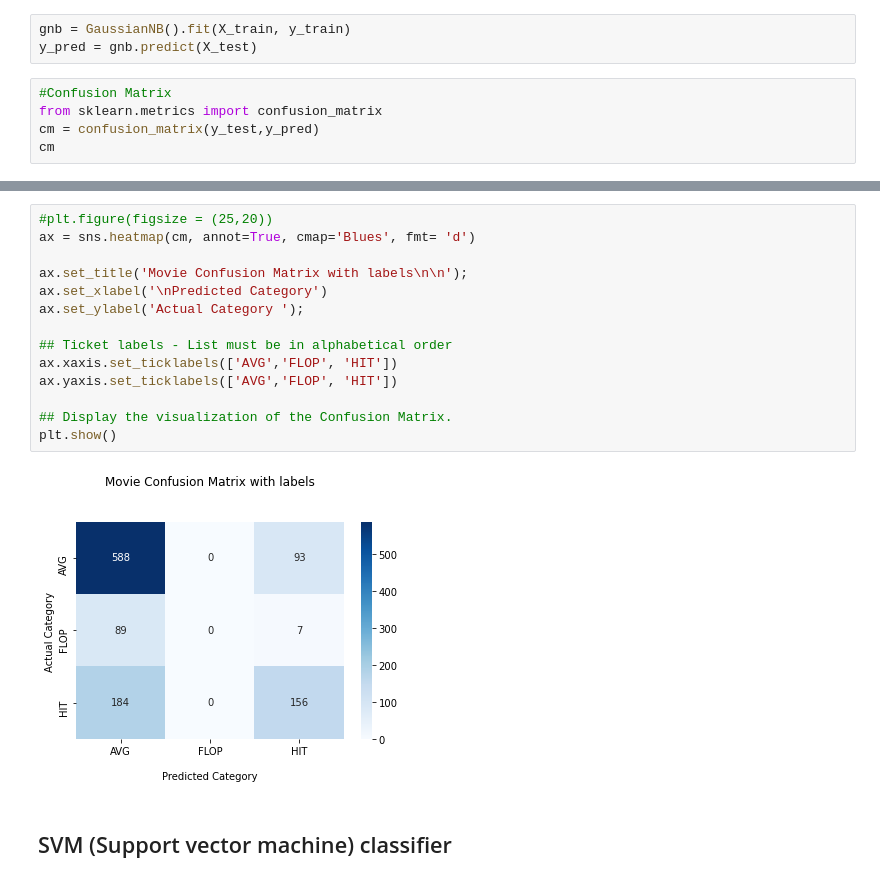
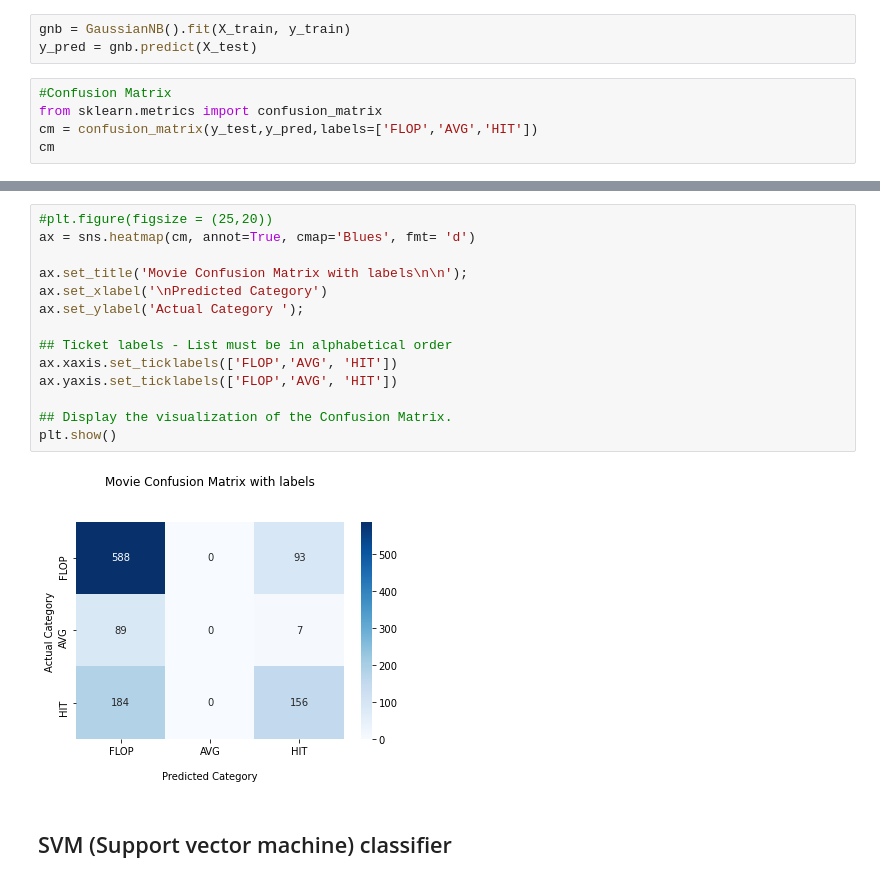
Before and after one commit to layachisara/Movie-Success-Prediction, a Jupyter notebook: main.ipynb, the cells around one changed output, grey strips where cells are left out. Cells and saved outputs as stored; diff of their text form.

```diff
--- a/main.ipynb
+++ b/main.ipynb
@@ -746,6 +746,6 @@ y_pred = gnb.predict(X_test)
 # %%
 #Confusion Matrix
 from sklearn.metrics import confusion_matrix
-cm = confusion_matrix(y_test,y_pred)
+cm = confusion_matrix(y_test,y_pred,labels=['FLOP','AVG','HIT'])
 cm
 # %% [output]
@@ -770,19 +770,19 @@ weighted avg       0.60      0.67      0.62      1117
 # %%
 #plt.figure(figsize = (25,20))
 ax = sns.heatmap(cm, annot=True, cmap='Blues', fmt= 'd')
 
 ax.set_title('Movie Confusion Matrix with labels\n\n');
 ax.set_xlabel('\nPredicted Category')
 ax.set_ylabel('Actual Category ');
 
 ## Ticket labels - List must be in alphabetical order
-ax.xaxis.set_ticklabels(['AVG','FLOP', 'HIT'])
-ax.yaxis.set_ticklabels(['AVG','FLOP', 'HIT'])
+ax.xaxis.set_ticklabels(['FLOP','AVG', 'HIT'])
+ax.yaxis.set_ticklabels(['FLOP','AVG', 'HIT'])
 
 ## Display the visualization of the Confusion Matrix.
 plt.show()
 # %% [output]
-[figure, old version]
+[figure, new version]
 # %% [markdown]
 ## SVM (Support vector machine) classifier
 # %%
```
Also changed, not shown: parts of 16 cells of this notebook, 1 other file.
